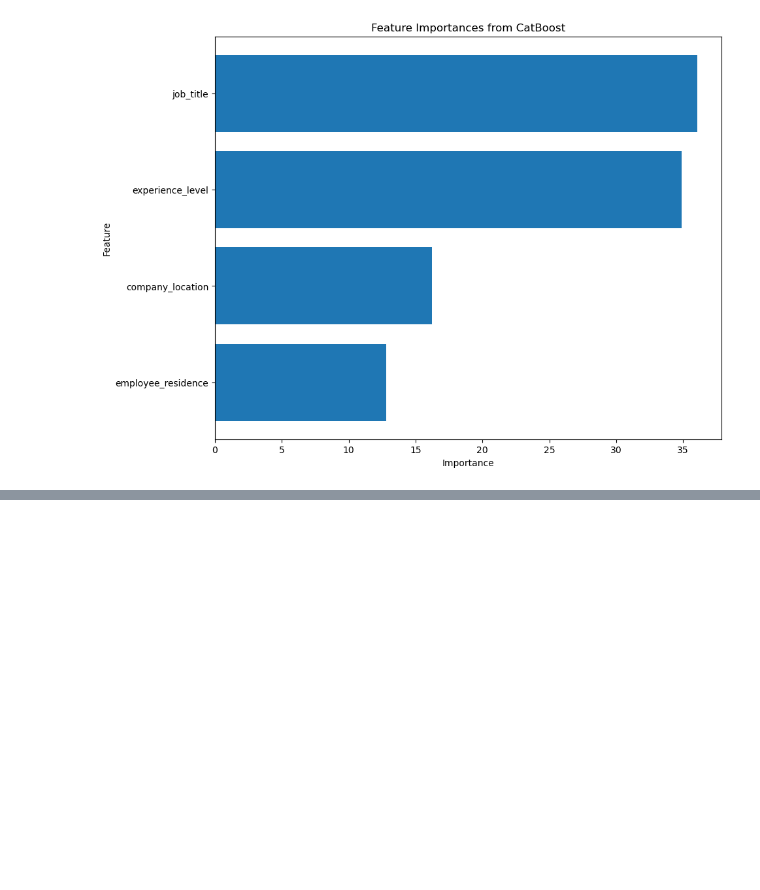
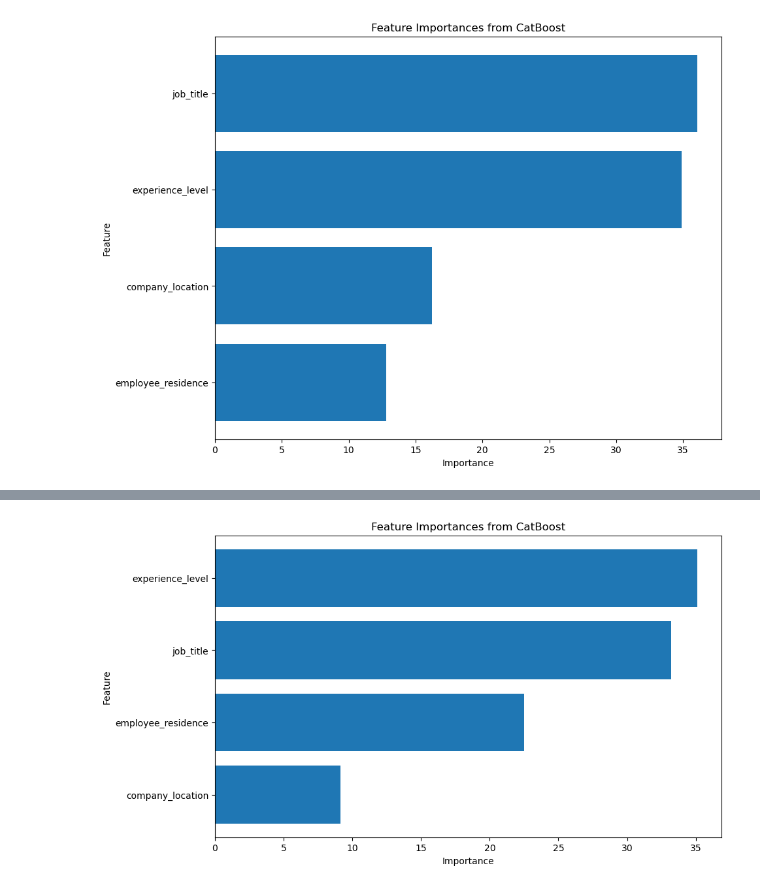
Before and after one commit to juankquintana/prediccion_salarios, a Jupyter notebook: Models/Classification/salaries_classification_models.ipynb, the cells around one changed output, grey strips where cells are left out. Cells and saved outputs as stored; diff of their text form; code cells hidden in the pictures; blank space fills up the shorter version.

```diff
--- a/Models/Classification/salaries_classification_models.ipynb
+++ b/Models/Classification/salaries_classification_models.ipynb
@@ -606,0 +631,2 @@ plt.show()
+# %%
+Xr_train, Xr_test, yr_train, yr_test = train_test_split(X_r, y_r, test_size=0.2, random_state=77)
@@ -606,0 +734,20 @@ plt.show()
+# %%
+
+# Feature importances
+feature_importances = best_cbr_model.feature_importances_
+feature_names = Xr_train.columns  # Original feature names
+
+# Combine into a DataFrame
+importances_df = pd.DataFrame({'Feature': feature_names, 'Importance': feature_importances})
+importances_df = importances_df.sort_values(by='Importance', ascending=False)
+
+# Plot
+plt.figure(figsize=(10, 6))
+plt.barh(importances_df['Feature'], importances_df['Importance'])
+plt.xlabel("Importance")
+plt.ylabel("Feature")
+plt.title("Feature Importances from CatBoost")
+plt.gca().invert_yaxis()
+plt.show()
+# %% [output]
+[figure, added]
```
Also changed, not shown: parts of 15 cells of this notebook, 17 other files.
